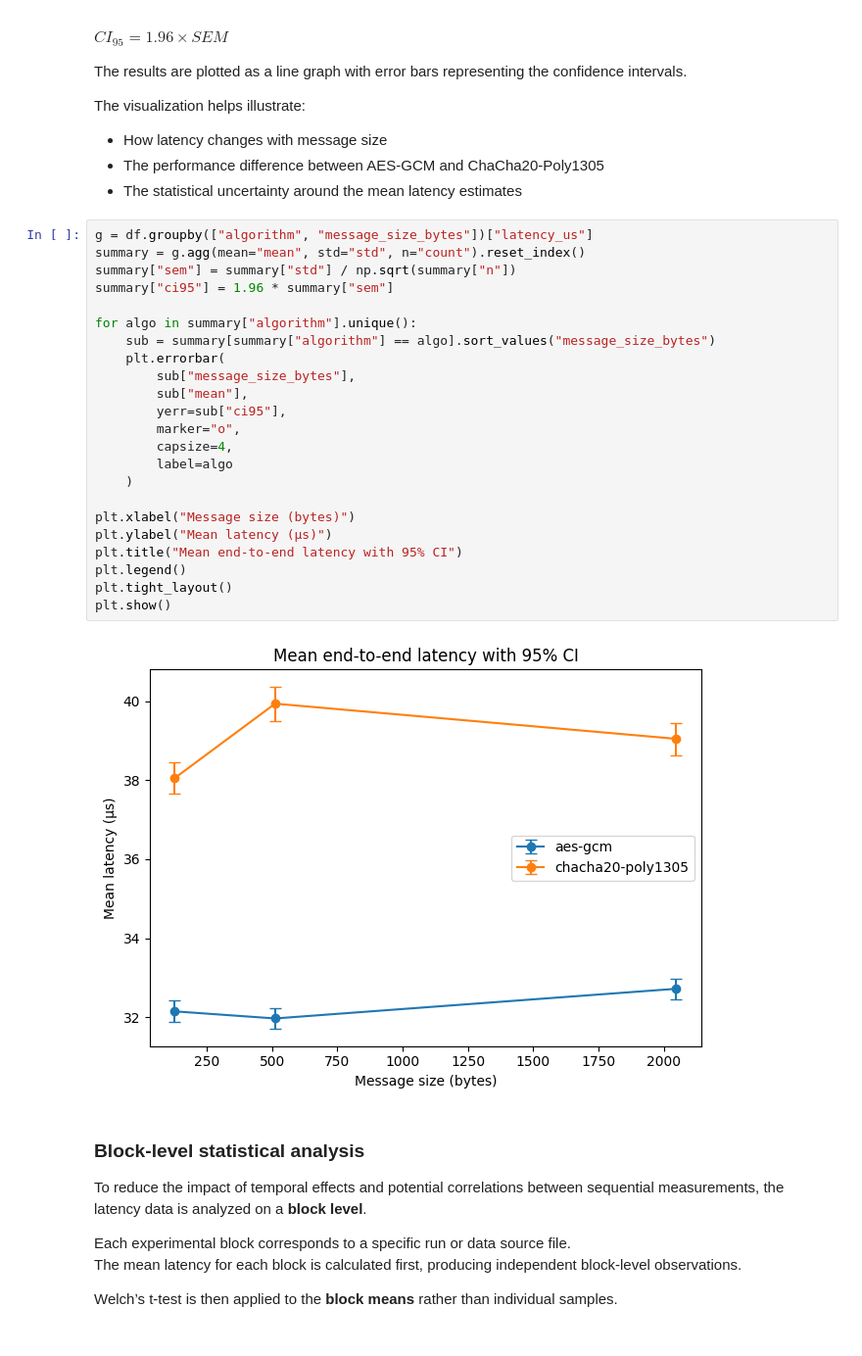
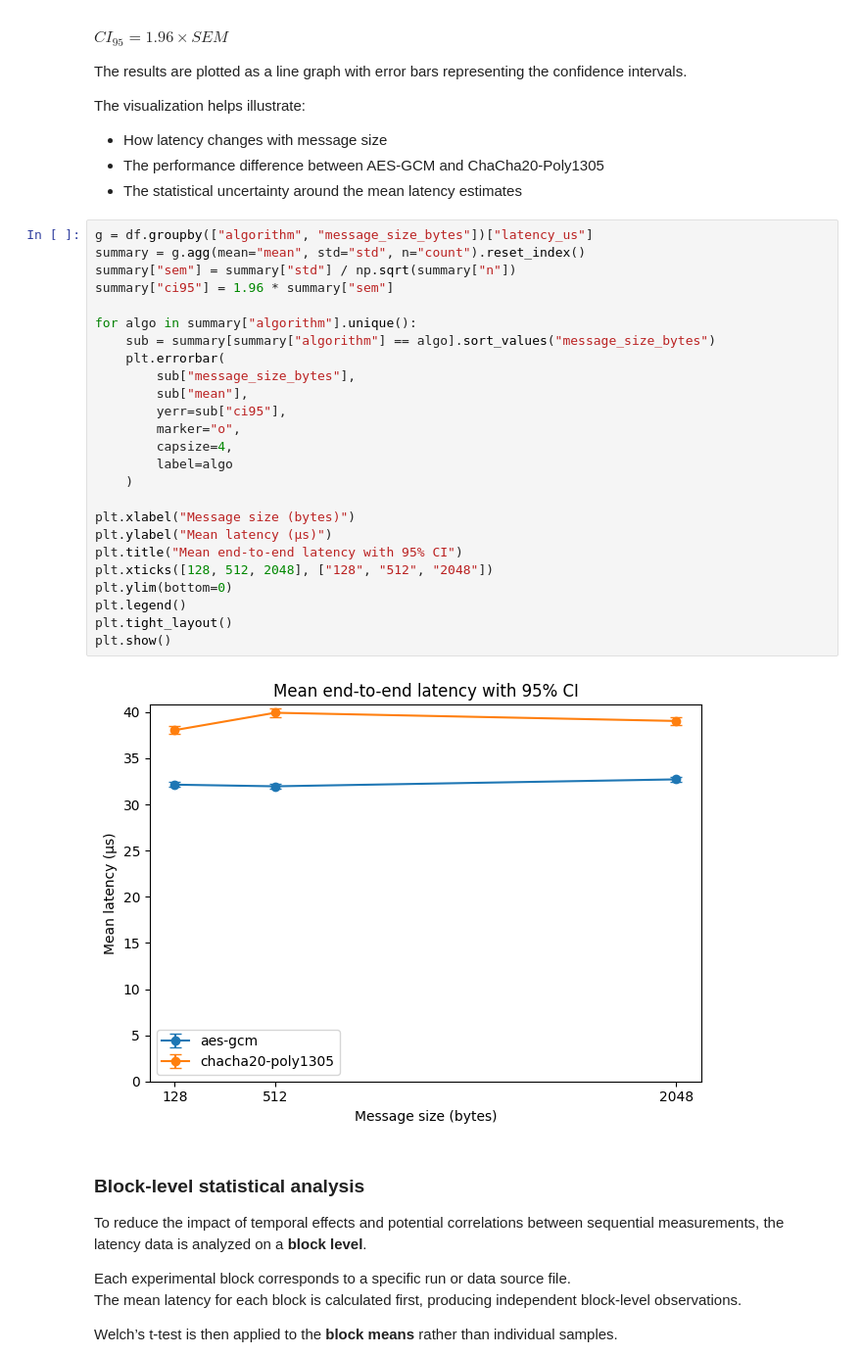
Before and after one commit to HugNil/AES-GCM_vs_ChaCha20-Poly1305, a Jupyter notebook: final_results/analysis.ipynb, the cells around one changed output. Shown at 98% size. Drawn from its saved outputs; the diff is of its cells as text.

```diff
--- a/final_results/analysis.ipynb
+++ b/final_results/analysis.ipynb
@@ -170,28 +170,30 @@ The visualization helps illustrate:
 # %%
 g = df.groupby(["algorithm", "message_size_bytes"])["latency_us"]
 summary = g.agg(mean="mean", std="std", n="count").reset_index()
 summary["sem"] = summary["std"] / np.sqrt(summary["n"])
 summary["ci95"] = 1.96 * summary["sem"]
 
 for algo in summary["algorithm"].unique():
     sub = summary[summary["algorithm"] == algo].sort_values("message_size_bytes")
     plt.errorbar(
         sub["message_size_bytes"],
         sub["mean"],
         yerr=sub["ci95"],
         marker="o",
         capsize=4,
         label=algo
     )
 
 plt.xlabel("Message size (bytes)")
 plt.ylabel("Mean latency (µs)")
 plt.title("Mean end-to-end latency with 95% CI")
+plt.xticks([128, 512, 2048], ["128", "512", "2048"])
+plt.ylim(bottom=0)
 plt.legend()
 plt.tight_layout()
 plt.show()
 # %% [output]
-[figure, old version]
+[figure, new version]
 # %% [markdown]
 ### Block-level statistical analysis
 
```
Also changed, not shown: parts of 9 cells of this notebook, 1 other file.
